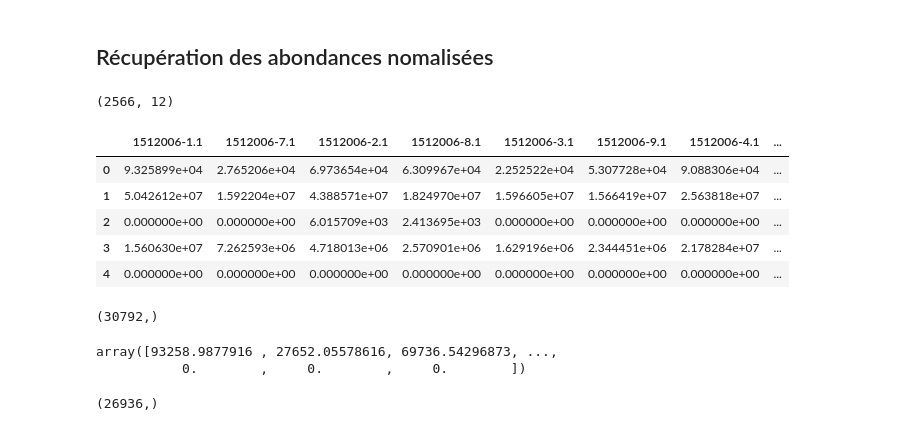
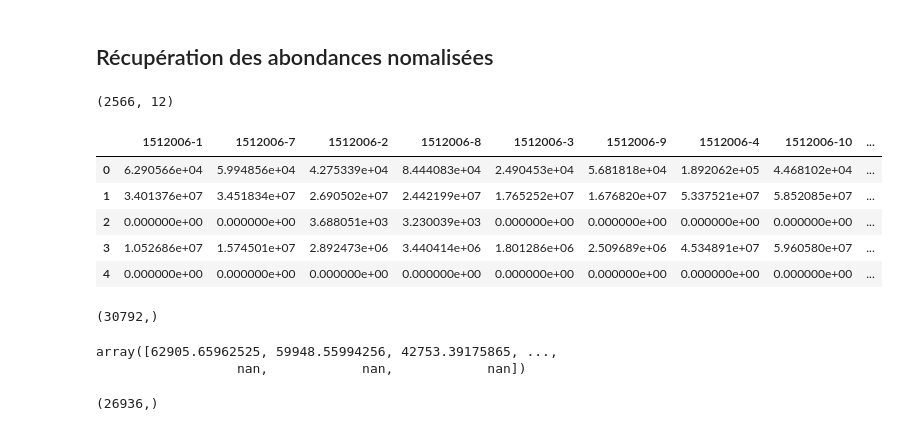
Before and after one commit to pierrepo/benford-law, a Jupyter notebook: data_abundance_analysis/Calibicans_abundance.ipynb, the cells around one changed output. Drawn from its saved outputs; the diff is of its cells as text; code cells hidden in the pictures.

```diff
--- a/data_abundance_analysis/Calibicans_abundance.ipynb
+++ b/data_abundance_analysis/Calibicans_abundance.ipynb
@@ -54,14 +54,14 @@ Index(['Accession', 'Peptide count', 'Unique peptides', 'Confidence score',
        '1512006-12.2'],
       dtype='object')
 # %%
-normalized_columns = ['1512006-1', '1512006-7',
-       '1512006-2', '1512006-8', '1512006-3', '1512006-9', '1512006-4',
-       '1512006-10', '1512006-5_150410082104', '1512006-11',
-       '1512006-6_150410115425', '1512006-12']
-raw_columns = ['1512006-1.1', '1512006-7.1',
-       '1512006-2.1', '1512006-8.1', '1512006-3.1', '1512006-9.1',
-       '1512006-4.1', '1512006-10.1', '1512006-5_150410082104.1',
-       '1512006-11.1', '1512006-6_150410115425.1', '1512006-12.1']
+normalized_columns = ['1512006-1', '1512006-7', '1512006-2', '1512006-8',
+                      '1512006-3', '1512006-9', '1512006-4', '1512006-10',
+                      '1512006-5_150410082104', '1512006-11',
+                      '1512006-6_150410115425', '1512006-12']
+raw_columns = ['1512006-1.1', '1512006-7.1', '1512006-2.1', '1512006-8.1',
+               '1512006-3.1', '1512006-9.1', '1512006-4.1', '1512006-10.1',
+               '1512006-5_150410082104.1', '1512006-11.1',
+               '1512006-6_150410115425.1', '1512006-12.1']
 # %%
 data.describe()
 # %% [output]
@@ -78,17 +78,17 @@ data.describe()
 # %% [markdown]
 ## Récupération des abondances nomalisées
 # %%
-norm_abundance = data.iloc[:,list(range(21,33))]
+norm_abundance = data[normalized_columns]
 print(norm_abundance.shape)
 norm_abundance.head()
 # %% [output]
 (2566, 12)
-|  | 1512006-1.1 | 1512006-7.1 | 1512006-2.1 | 1512006-8.1 | 1512006-3.1 | 1512006-9.1 | 1512006-4.1 | ... |
-| 0 | 9.325899e+04 | 2.765206e+04 | 6.973654e+04 | 6.309967e+04 | 2.252522e+04 | 5.307728e+04 | 9.088306e+04 | ... |
-| 1 | 5.042612e+07 | 1.592204e+07 | 4.388571e+07 | 1.824970e+07 | 1.596605e+07 | 1.566419e+07 | 2.563818e+07 | ... |
-| 2 | 0.000000e+00 | 0.000000e+00 | 6.015709e+03 | 2.413695e+03 | 0.000000e+00 | 0.000000e+00 | 0.000000e+00 | ... |
-| 3 | 1.560630e+07 | 7.262593e+06 | 4.718013e+06 | 2.570901e+06 | 1.629196e+06 | 2.344451e+06 | 2.178284e+07 | ... |
-| 4 | 0.000000e+00 | 0.000000e+00 | 0.000000e+00 | 0.000000e+00 | 0.000000e+00 | 0.000000e+00 | 0.000000e+00 | ... |
+|  | 1512006-1 | 1512006-7 | 1512006-2 | 1512006-8 | 1512006-3 | 1512006-9 | 1512006-4 | 1512006-10 | ... |
+| 0 | 6.290566e+04 | 5.994856e+04 | 4.275339e+04 | 8.444083e+04 | 2.490453e+04 | 5.681818e+04 | 1.892062e+05 | 4.468102e+04 | ... |
+| 1 | 3.401376e+07 | 3.451834e+07 | 2.690502e+07 | 2.442199e+07 | 1.765252e+07 | 1.676820e+07 | 5.337521e+07 | 5.852085e+07 | ... |
+| 2 | 0.000000e+00 | 0.000000e+00 | 3.688051e+03 | 3.230039e+03 | 0.000000e+00 | 0.000000e+00 | 0.000000e+00 | 0.000000e+00 | ... |
+| 3 | 1.052686e+07 | 1.574501e+07 | 2.892473e+06 | 3.440414e+06 | 1.801286e+06 | 2.509689e+06 | 4.534891e+07 | 5.960580e+07 | ... |
+| 4 | 0.000000e+00 | 0.000000e+00 | 0.000000e+00 | 0.000000e+00 | 0.000000e+00 | 0.000000e+00 | 0.000000e+00 | 0.000000e+00 | ... |
 # %%
 # données dans un array d'une dimmenssion
 norm_abundance = norm_abundance.values.reshape(norm_abundance.shape[0] * norm_abundance.shape[1])
@@ -96,8 +96,8 @@ print(norm_abundance.shape)
 norm_abundance
 # %% [output]
 (30792,)
-array([93258.9877916 , 27652.05578616, 69736.54296873, ...,
-           0.        ,     0.        ,     0.        ])
+array([62905.65962525, 59948.55994256, 42753.39175865, ...,
+                  nan,            nan,            nan])
 # %%
 # remove 0
 norm_abundance = norm_abundance[norm_abundance > 0]
```
Also changed, not shown: parts of 21 cells of this notebook, 1 other file.
